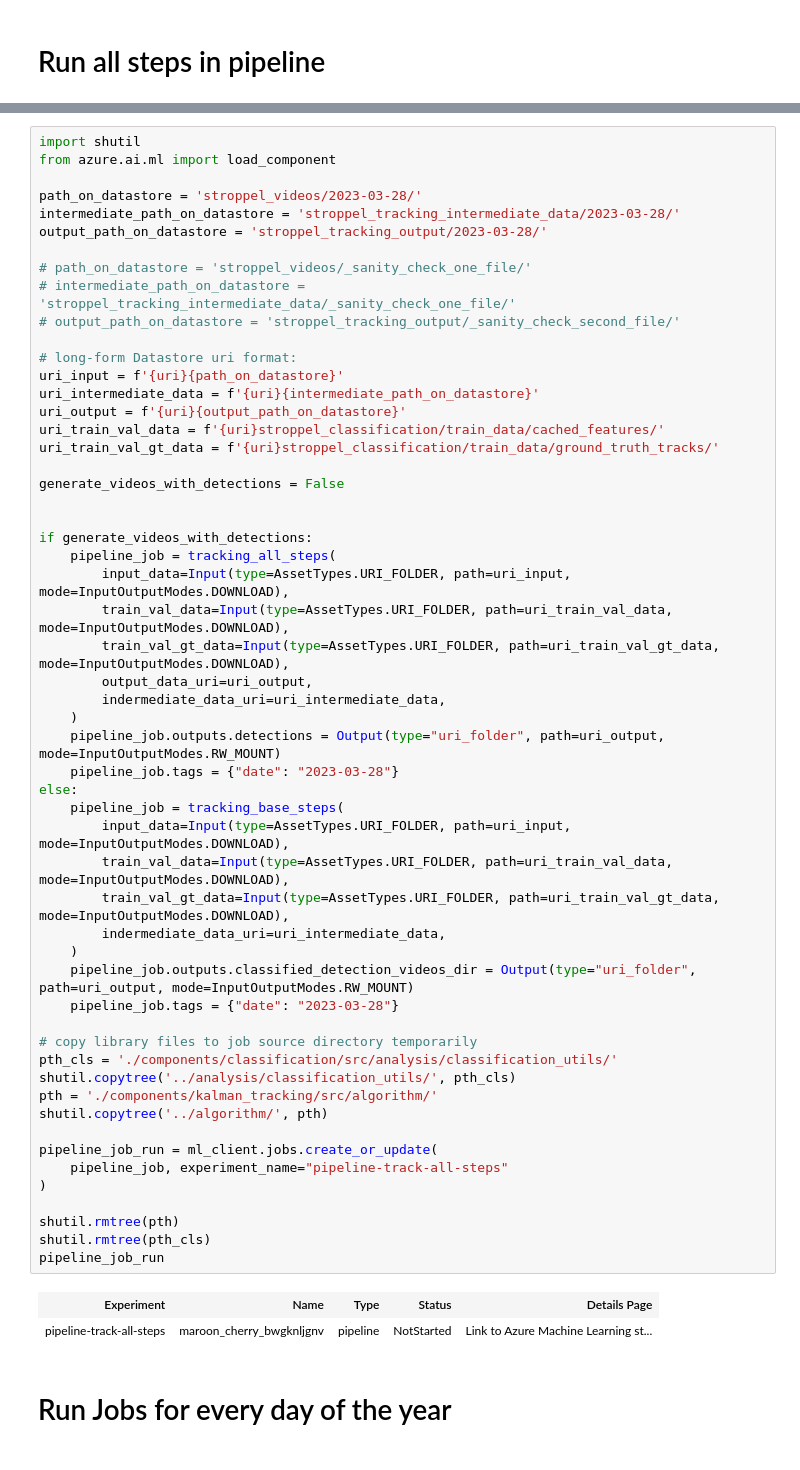
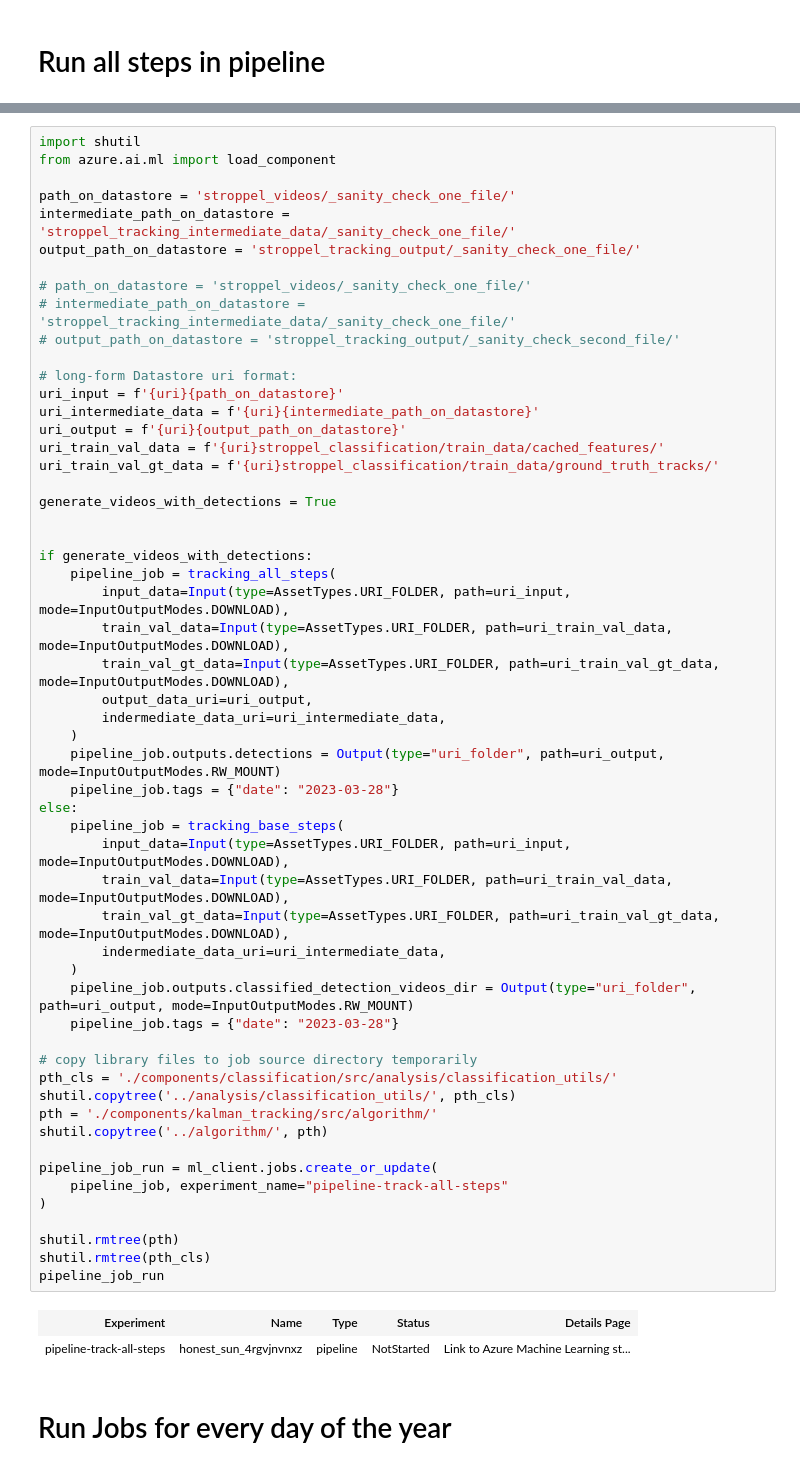
Before and after one commit to axpogroup/AXH-SonarFish, a Jupyter notebook: run_on_azure/launch_kalman_tracking_azure.ipynb, the cells around one changed output, grey strips where cells are left out. Drawn from its saved outputs; the diff is of its cells as text.

Commit message:
check running with video output

```diff
--- a/run_on_azure/launch_kalman_tracking_azure.ipynb
+++ b/run_on_azure/launch_kalman_tracking_azure.ipynb
@@ -325,9 +315,9 @@ def tracking_base_steps(
 import shutil
 from azure.ai.ml import load_component
 
-path_on_datastore = 'stroppel_videos/2023-03-28/'
-intermediate_path_on_datastore = 'stroppel_tracking_intermediate_data/2023-03-28/'
-output_path_on_datastore = 'stroppel_tracking_output/2023-03-28/'
+path_on_datastore = 'stroppel_videos/_sanity_check_one_file/'
+intermediate_path_on_datastore = 'stroppel_tracking_intermediate_data/_sanity_check_one_file/'
+output_path_on_datastore = 'stroppel_tracking_output/_sanity_check_one_file/'
 
 # path_on_datastore = 'stroppel_videos/_sanity_check_one_file/'
 # intermediate_path_on_datastore = 'stroppel_tracking_intermediate_data/_sanity_check_one_file/'
@@ -340,7 +330,7 @@ uri_output = f'{uri}{output_path_on_datastore}'
 uri_train_val_data = f'{uri}stroppel_classification/train_data/cached_features/'
 uri_train_val_gt_data = f'{uri}stroppel_classification/train_data/ground_truth_tracks/'
 
-generate_videos_with_detections = False
+generate_videos_with_detections = True
 
 
 if generate_videos_with_detections:
@@ -351,34 +341,34 @@ if generate_videos_with_detections:
         output_data_uri=uri_output,
         indermediate_data_uri=uri_intermediate_data,
     )
     pipeline_job.outputs.detections = Output(type="uri_folder", path=uri_output, mode=InputOutputModes.RW_MOUNT)
     pipeline_job.tags = {"date": "2023-03-28"}
 else:
     pipeline_job = tracking_base_steps(
         input_data=Input(type=AssetTypes.URI_FOLDER, path=uri_input, mode=InputOutputModes.DOWNLOAD),
         train_val_data=Input(type=AssetTypes.URI_FOLDER, path=uri_train_val_data, mode=InputOutputModes.DOWNLOAD),
         train_val_gt_data=Input(type=AssetTypes.URI_FOLDER, path=uri_train_val_gt_data, mode=InputOutputModes.DOWNLOAD),
         indermediate_data_uri=uri_intermediate_data,
     )
     pipeline_job.outputs.classified_detection_videos_dir = Output(type="uri_folder", path=uri_output, mode=InputOutputModes.RW_MOUNT)
     pipeline_job.tags = {"date": "2023-03-28"}
 
 # copy library files to job source directory temporarily
 pth_cls = './components/classification/src/analysis/classification_utils/'
 shutil.copytree('../analysis/classification_utils/', pth_cls)
 pth = './components/kalman_tracking/src/algorithm/'
 shutil.copytree('../algorithm/', pth)
 
 pipeline_job_run = ml_client.jobs.create_or_update(
     pipeline_job, experiment_name="pipeline-track-all-steps"
 )
 
 shutil.rmtree(pth)
 shutil.rmtree(pth_cls)
 pipeline_job_run
 # %% [output]
 | Experiment | Name | Type | Status | Details Page |
-| pipeline-track-all-steps | maroon_cherry_bwgknljgnv | pipeline | NotStarted | Link to Azure Machine Learning st... |
+| pipeline-track-all-steps | honest_sun_4rgvjnvnxz | pipeline | NotStarted | Link to Azure Machine Learning st... |
 # %% [markdown]
 # Run Jobs for every day of the year
 # %%
```
Also changed, not shown: parts of 4 cells of this notebook.
